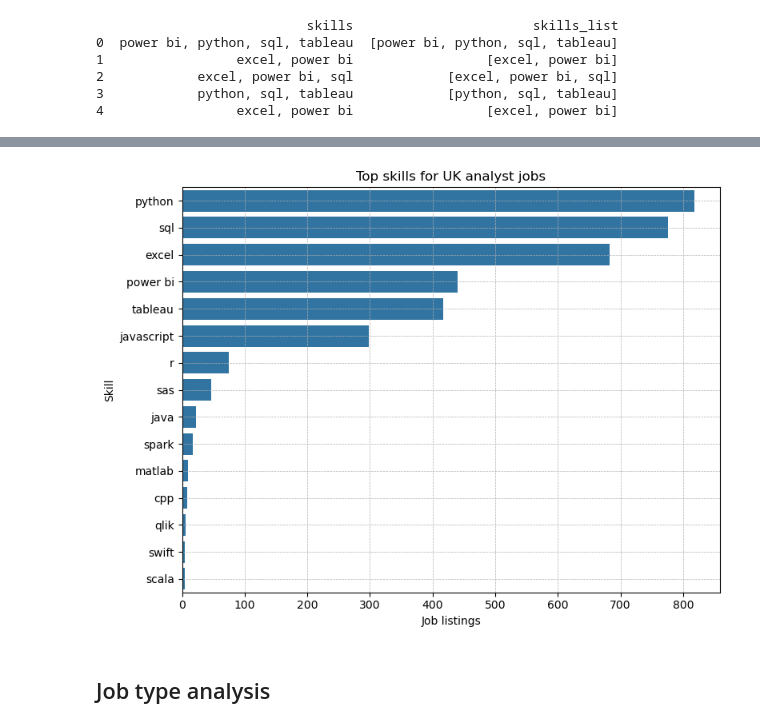
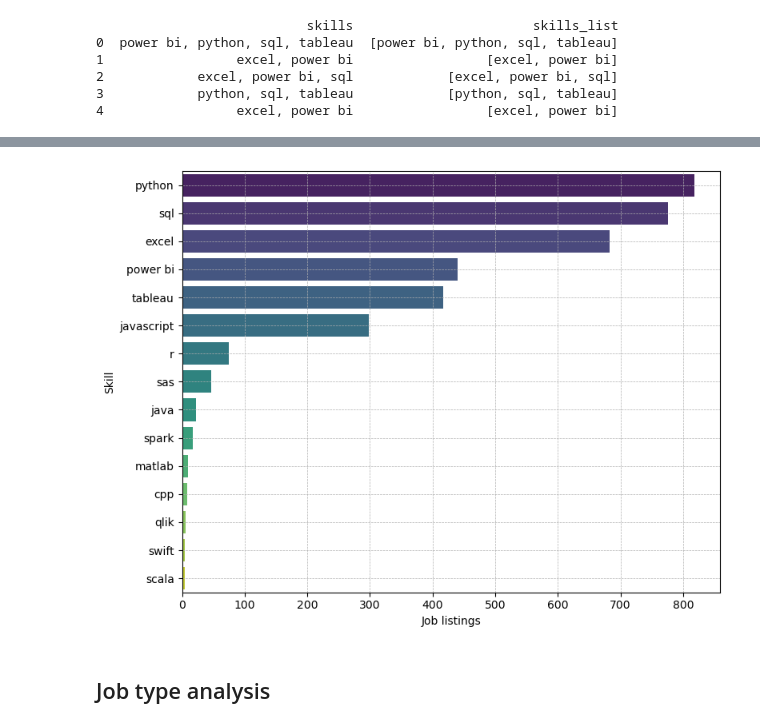
Before and after one commit to CawbyCop/720000069, a Jupyter notebook: source/data_analysis.ipynb, the cells around one changed output, grey strips where cells are left out. Drawn from its saved outputs; the diff is of its cells as text; code cells hidden in the pictures.

```diff
--- a/source/data_analysis.ipynb
+++ b/source/data_analysis.ipynb
@@ -107,16 +107,16 @@ print(skills_freq_df)
 14       scala          5
 # %%
 plt.figure(figsize=(8, 6))
-sns.barplot(data=skills_freq_df, x='Frequency', y='Skill')
-plt.title('Top skills for UK analyst jobs')
+sns.barplot(data=skills_freq_df, x='Frequency', hue='Skill', y='Skill', palette='viridis')
+# plt.title('Top skills for UK analyst jobs')
 plt.xlabel('Job listings')
 plt.ylabel('Skill')
 plt.grid(True, which='major', linestyle='--', linewidth=0.5, axis='both')
 plt.tight_layout()
 plt.savefig('../results/top_skills.png', dpi=300)
 plt.show()
 # %% [output]
-[figure, old version]
+[figure, new version]
 # %% [markdown]
 ## Job type analysis
 # %%
```
Also changed, not shown: parts of 6 cells of this notebook, 10 other files.
